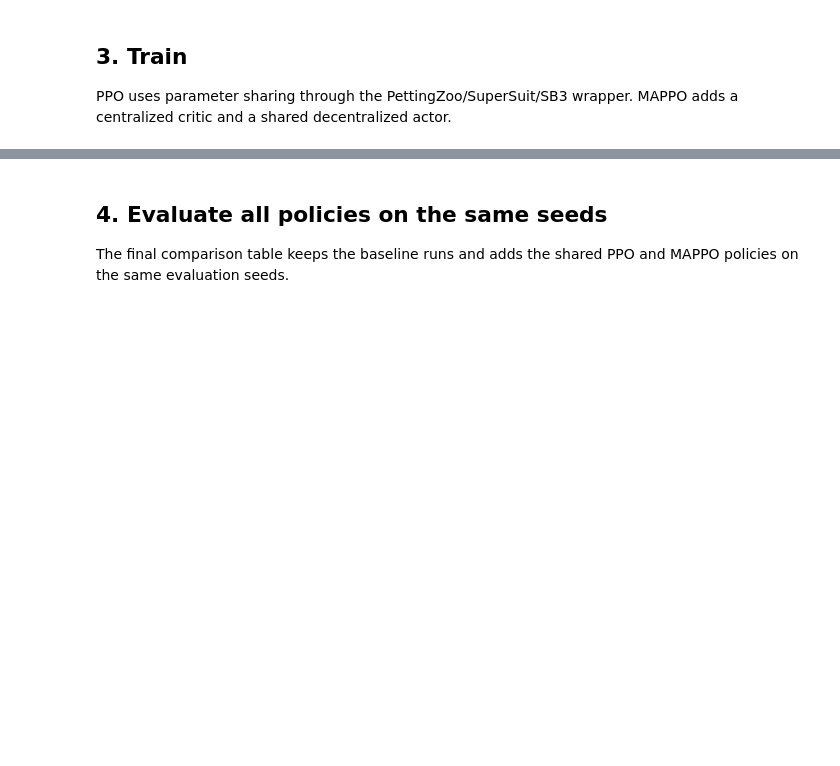
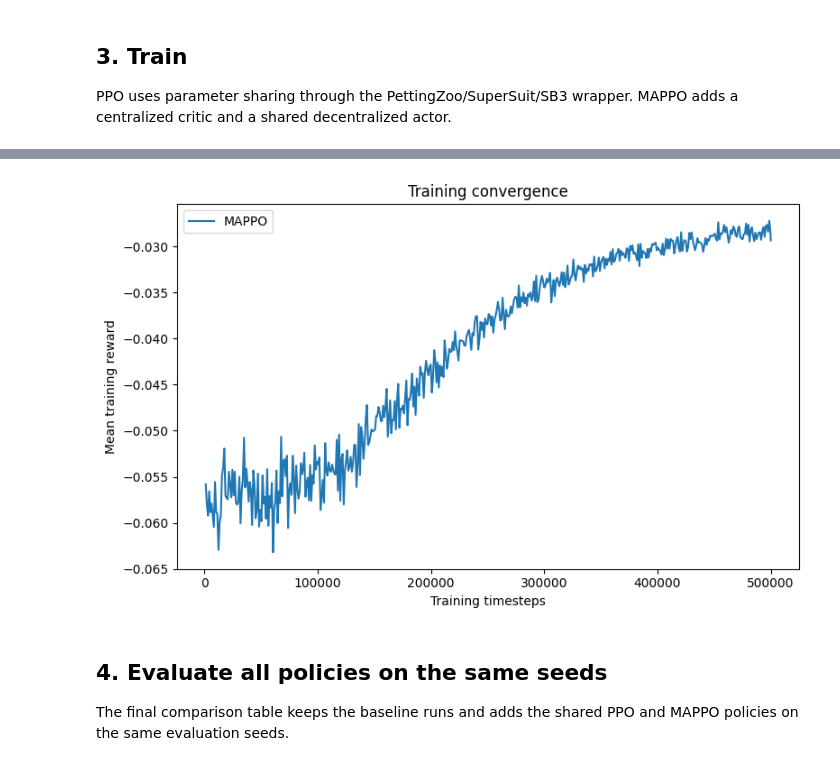
Before and after one commit to abergh18/marl-tsc, a Jupyter notebook: notebooks/main_flow.ipynb, the cells around one changed output, grey strips where cells are left out. Cells and saved outputs as stored; diff of their text form; code cells hidden in the pictures; blank space fills up the shorter version.

```diff
--- a/notebooks/main_flow.ipynb
+++ b/notebooks/main_flow.ipynb
@@ -80,0 +47,41 @@ Traffic-light agents: ['B1', 'B2', 'C1', 'C2']
+# %%
+# ==========================================
+# MASTER VARIABLE: Controls the entire run
+# ==========================================
+EPISODE_STEPS = 100_000  # The number of actions/steps the RL agent takes per episode
+
+
+# ==========================================
+# Derived Parameters
+# ==========================================
+SECONDS_PER_ACTION = 5  # Matches the step logic in your SumoTrafficEnv
+# The actual duration in SUMO seconds that the RL agent will experience
+SIMULATION_DURATION = EPISODE_STEPS * SECONDS_PER_ACTION  # 3000 SUMO seconds
+
+# To ensure continuous flow, spawn vehicles for 20% longer than the simulation runs.
+# This guarantees that the network never empties out or hits ACT = 0.
+TRAFFIC_SPAWN_DURATION = int(SIMULATION_DURATION * 1.20)  # 3600 SUMO seconds
+
+NUM_EPISODES = 30
+TOTAL_TIMESTEPS = SIMULATION_DURATION
+MIN_GREEN_SECONDS = 10
+
+
+# ==========================================
+# Generator Configuration
+# ==========================================
+generator = SimulationGenerator(
+    output_dir=OUTPUT_DIR,
+    grid_number=4,
+    lane_number=2,
+    traffic_light_ids=traffic_light_ids,
+    trip_begin=0,
+    trip_end=TRAFFIC_SPAWN_DURATION,  # Extends past the simulation end!
+    trip_period=2,                    # Steady stream: 1 car every 2 seconds
+    seed=42,
+)
+
+paths = generator.generate_all()
+print(f"Generated continuous flow configuration: {paths.config_file}")
+print(f"Simulation Horizon: {SIMULATION_DURATION}s | Traffic Spawning Until: {TRAFFIC_SPAWN_DURATION}s")
+print("Traffic-light agents:", traffic_light_ids)
@@ -163,3 +279,8 @@ print("Saved MAPPO model:", mappo_model_path)
+# %%
+fig, ax = plot_training_histories(mappo_history)
+plt.show()
+# %% [output]
+[figure, added]
 # %% [markdown]
 ## 4. Evaluate all policies on the same seeds
 
```
Also changed, not shown: parts of 21 cells of this notebook.
